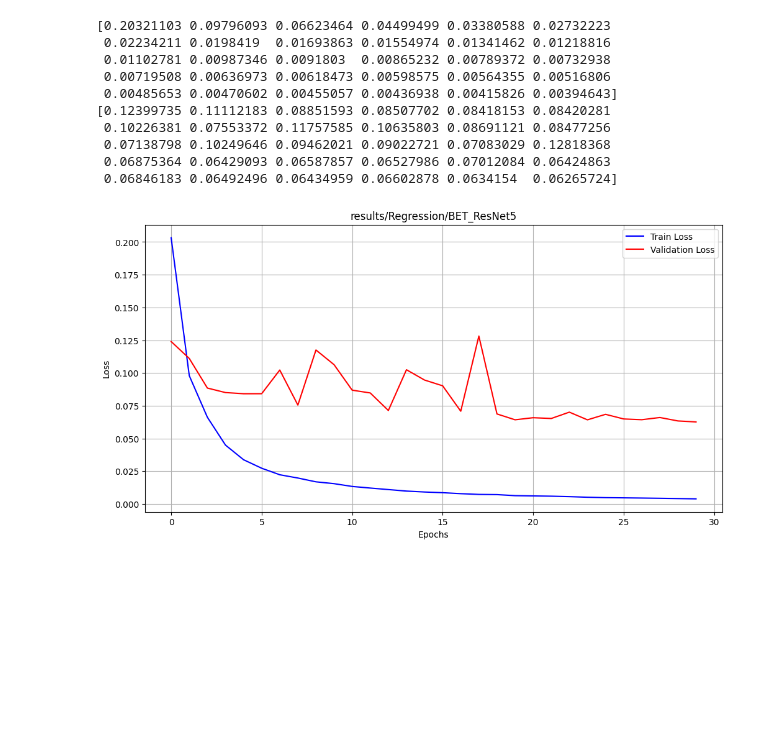
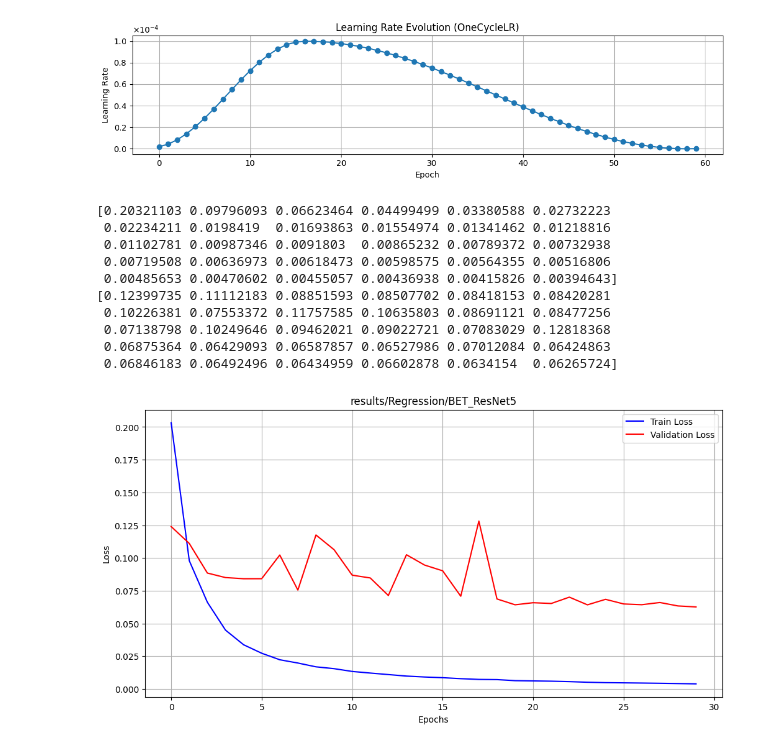
Before and after one commit to Hip02/CrowdMonitoring_Hip, a Jupyter notebook: DeepLearning/deep_learning_first_try.ipynb, the cells around one changed output. Cells and saved outputs as stored; diff of their text form; code cells hidden in the pictures; blank space fills up the shorter version.

```diff
--- a/DeepLearning/deep_learning_first_try.ipynb
+++ b/DeepLearning/deep_learning_first_try.ipynb
@@ -96,3 +105,49 @@ plot_multiple_learning_curves(all_train_losses, all_val_losses, resultsPath)
+# %%
+import torch
+from torch.optim import Adam
+from torch.optim.lr_scheduler import OneCycleLR
+import torch.nn as nn
+
+# Paramètres
+epochs = 60
+lr_start = 1e-6
+max_lr = 1e-4
+steps_per_epoch = 1  # pour visualisation simple : 1 update par epoch
+total_steps = steps_per_epoch * epochs
+
+# Dummy model
+model = nn.Linear(10, 1)
+optimizer = Adam(model.parameters(), lr=lr_start)
+
+# Scheduler OneCycleLR
+scheduler = OneCycleLR(
+    optimizer,
+    max_lr=max_lr,
+    epochs=epochs,
+    steps_per_epoch=steps_per_epoch,
+    anneal_strategy="cos",
+    div_factor=max_lr / lr_start  # pour respecter le lr de départ donné
+)
+
+# Simuler les updates
+lr_values = []
+for step in range(total_steps):
+    scheduler.step()
+    lr_values.append(optimizer.param_groups[0]['lr'])
+
+# Tracer
+plt.figure(figsize=(11, 3))
+plt.plot(range(epochs), lr_values, marker='o')
+plt.title("Learning Rate Evolution (OneCycleLR)")
+plt.xlabel("Epoch")
+plt.ylabel("Learning Rate")
+plt.grid(True)
+plt.gca().yaxis.set_major_formatter(ticker.ScalarFormatter(useMathText=True))
+plt.ticklabel_format(axis='y', style='sci', scilimits=(0, 0))
+plt.tight_layout()
+plt.show()
+# %% [output]
+[figure, added]
 # %%
 exp = "Regression/BET_ResNet5"
 resultsPath = os.path.join("results", exp)
```
Also changed, not shown: parts of 5 cells of this notebook, 17 other files.
